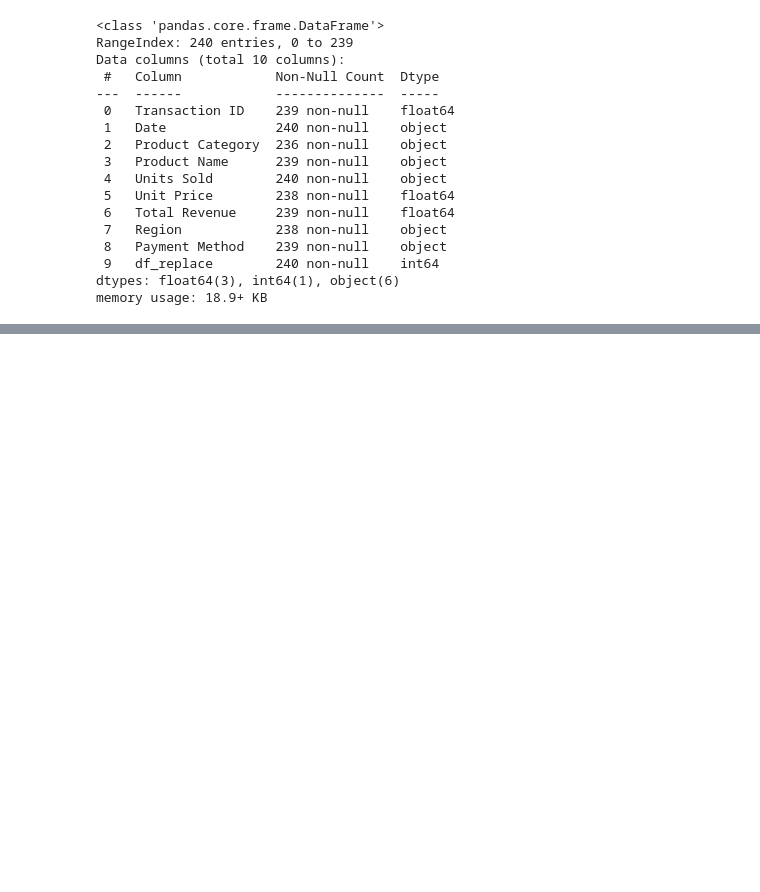
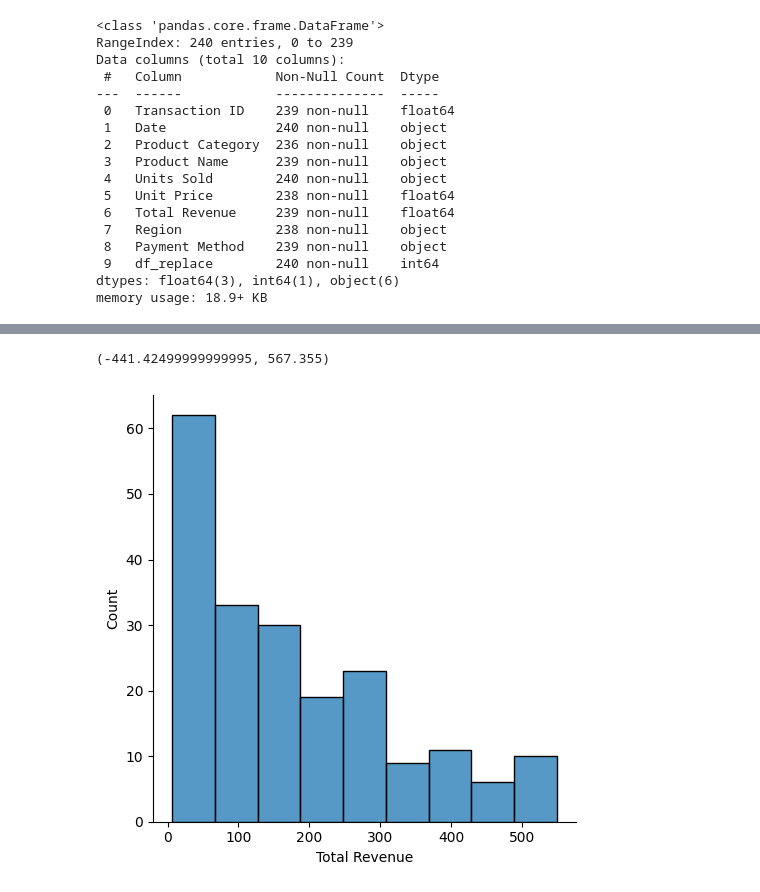
Before and after one commit to Abhishekkute234/Data_Pre_Processsing, a Jupyter notebook: 9_replace_data_types.ipynb, the cells around one changed output, grey strips where cells are left out. Drawn from its saved outputs; the diff is of its cells as text; code cells hidden in the pictures; blank space fills up the shorter version.

```diff
--- a/9_replace_data_types.ipynb
+++ b/9_replace_data_types.ipynb
@@ -159,0 +227,18 @@ memory usage: 18.9+ KB
+# %%
+q1=df["Total Revenue"].quantile(0.25)
+q3=df["Total Revenue"].quantile(0.75)
+
+IQR=q3-q1
+# %%
+min_range=q1-(1.5*IQR)
+max_range=q1+(1.5*IQR)
+min_range,max_range
+# %% [output]
+(-441.42499999999995, 567.355)
+# %%
+df=df[df["Total Revenue"]<=max_range]
+# %%
+sns.displot(df["Total Revenue"])
+plt.show()
+# %% [output]
+[figure, added]
```
Also changed, not shown: parts of 7 cells of this notebook, 1 other file.
